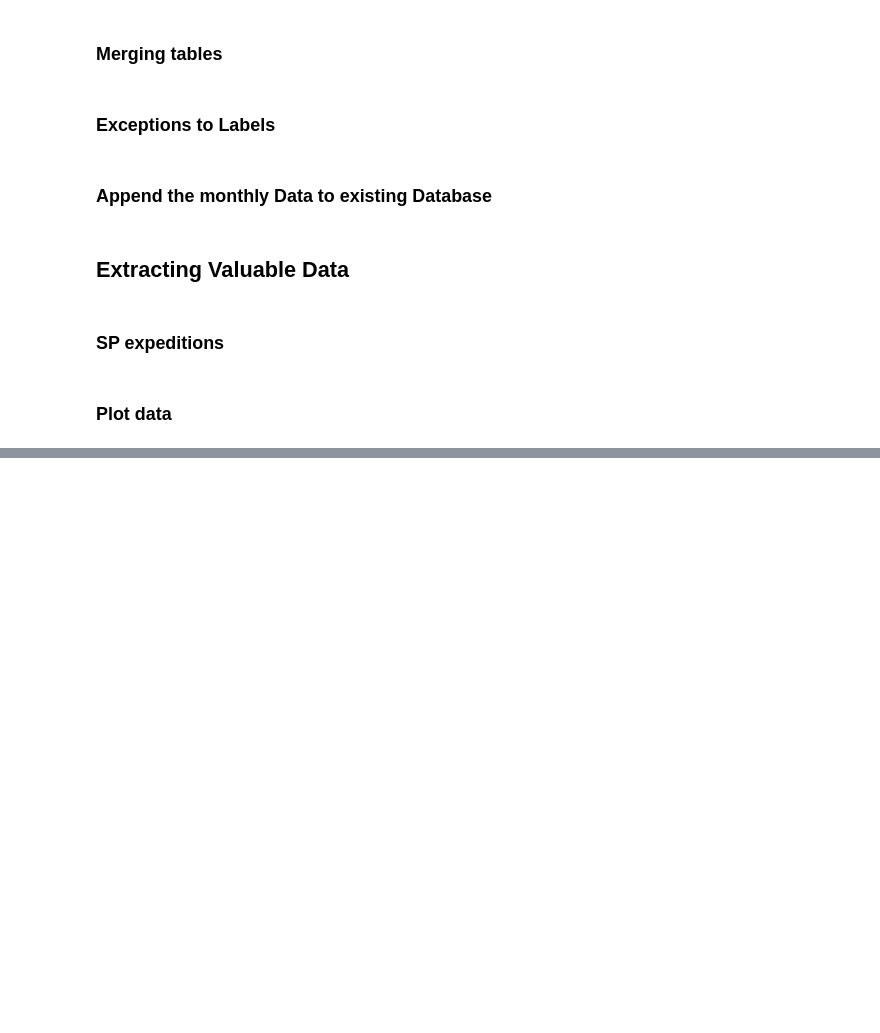
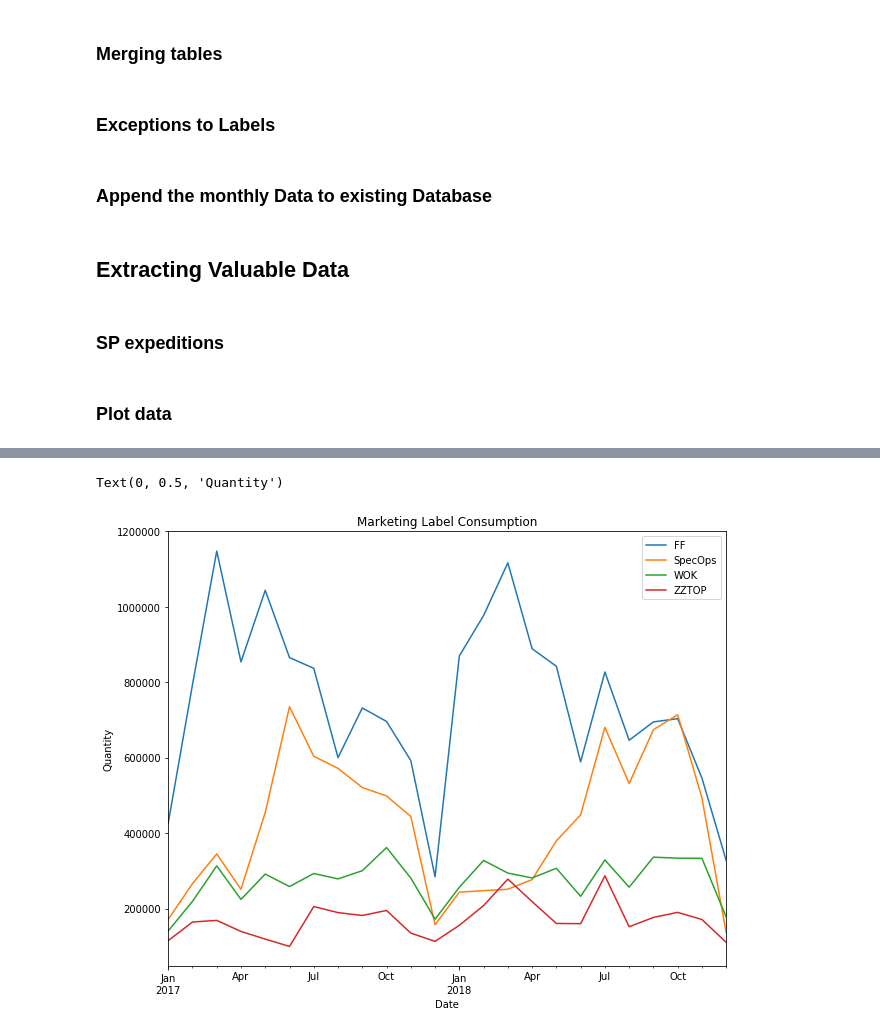
Before and after one commit to JoseNunes24/ExpeditionAnalysis, a Jupyter notebook: Expedition_Analysis.ipynb, the cells around one changed output, grey strips where cells are left out. Saved outputs shown, nothing was run; the diff lists cells and outputs as text; code cells hidden in the pictures; blank space fills up the shorter version.

Commit message:
Cleaned Code a bit, new plotted data

```diff
--- a/Expedition_Analysis.ipynb
+++ b/Expedition_Analysis.ipynb
@@ -287,3 +324,13 @@ complexity = complexity.drop(['Year', 'Month'], axis=1)
+# %%
+# Transform marketing Labels GroupBy Object to dataframe
+total_labels_Marketing = (total_labels_Marketing.reset_index(name='Nr. Mark. Labels').pivot_table(index=['Year','Month'], columns='Marketing Label',  values='Nr. Mark. Labels', aggfunc='sum', fill_value=0))
+
+total_labels_Marketing = pd.DataFrame(total_labels_Marketing.to_records())
+
+total_labels_Marketing = total_labels_Marketing.set_index(
+    pd.to_datetime(total_labels_Marketing[['Year','Month']].assign(day=1)))
+
+total_labels_Marketing = total_labels_Marketing.drop(['Year', 'Month'], axis=1)
 # %% [markdown]
 ### Plot data
 # %%
@@ -307,0 +355,11 @@ plt.show()
+# %%
+# Total Marketing Label Consumption
+total_labels_Marketing.drop('Nada', axis=1).plot(figsize=(10,8))
+
+# Add title and axis names
+plt.title('Marketing Label Consumption')
+plt.xlabel('Date')
+plt.ylabel('Quantity')
+# %% [output]
+Text(0, 0.5, 'Quantity')
+[figure, added]
```
Also changed, not shown: parts of 12 cells of this notebook.
